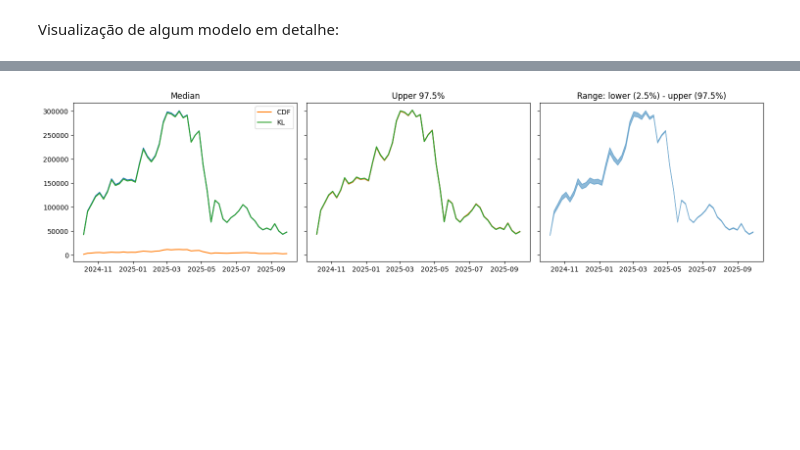
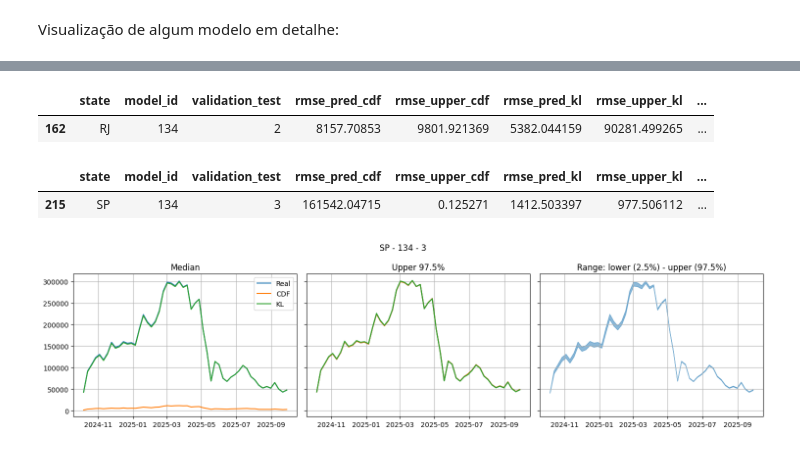
Before and after one commit to AtilioLP/Ensemble-methods, a Jupyter notebook: methods/harmonisation_strategies_py/compare_strategies_results.ipynb, the cells around one changed output, grey strips where cells are left out. Cells and saved outputs as stored; diff of their text form; code cells hidden in the pictures; blank space fills up the shorter version.

```diff
--- a/methods/harmonisation_strategies_py/compare_strategies_results.ipynb
+++ b/methods/harmonisation_strategies_py/compare_strategies_results.ipynb
@@ -237,29 +266,10 @@ df_problem.head()
-# %%
-_, ax = plt.subplots(1,3, figsize = (15, 4), sharey = True)
-
-ax[0].plot(df_problem.date, df_problem.pred)
-
-ax[0].plot(df_problem.date, df_problem.med_cdf, label = 'CDF')
-
-ax[0].plot(df_problem.date, df_problem.med_kl, label = 'KL')
-
-ax[0].set_title('Median')
-
-ax[0].legend()
-
-ax[1].plot(df_problem.date, df_problem.upper_95 )
-
-ax[1].plot(df_problem.date, df_problem.upper_95_cdf, label = 'CDF')
-
-ax[1].plot(df_problem.date, df_problem.upper_95_kl, label = 'KL')
-
-ax[1].set_title('Upper 97.5%')
-
-ax[2].fill_between(df_problem.date, df_problem.lower_95, df_problem.upper_95, color = 'tab:blue', alpha = 0.5)
-
-ax[2].set_title('Range: lower (2.5%) - upper (97.5%)')
-
-plt.tight_layout()
-plt.show()
-# %% [output]
-[figure, removed]
+# %%
+df_erros.loc[df_erros.mape_pred_cdf == df_erros.mape_pred_cdf.max()]
+# %% [output]
+|  | state | model_id | validation_test | rmse_pred_cdf | rmse_upper_cdf | rmse_pred_kl | rmse_upper_kl | ... |
+| 162 | RJ | 134 | 2 | 8157.70853 | 9801.921369 | 5382.044159 | 90281.499265 | ... |
+# %%
+df_erros.loc[(df_erros.state == 'SP') & (df_erros.model_id == 134) & (df_erros.validation_test ==3)]
+# %% [output]
+|  | state | model_id | validation_test | rmse_pred_cdf | rmse_upper_cdf | rmse_pred_kl | rmse_upper_kl | ... |
+| 215 | SP | 134 | 3 | 161542.04715 | 0.125271 | 1412.503397 | 977.506112 | ... |
@@ -265,0 +317,8 @@ plt.show()
+# %%
+model = df_erros.loc[df_erros.rmse_pred_cdf == df_erros.rmse_pred_cdf.max()].model_id.values[0]
+state = df_erros.loc[df_erros.rmse_pred_cdf == df_erros.rmse_pred_cdf.max()].state.values[0]
+val_test = df_erros.loc[df_erros.rmse_pred_cdf == df_erros.rmse_pred_cdf.max()].validation_test.values[0]
+
+plot_median_upper(df_aprox, model, state, val_test, save= True)
+# %% [output]
+[figure, added]
```
Also changed, not shown: parts of 9 cells of this notebook, 3 other files.
